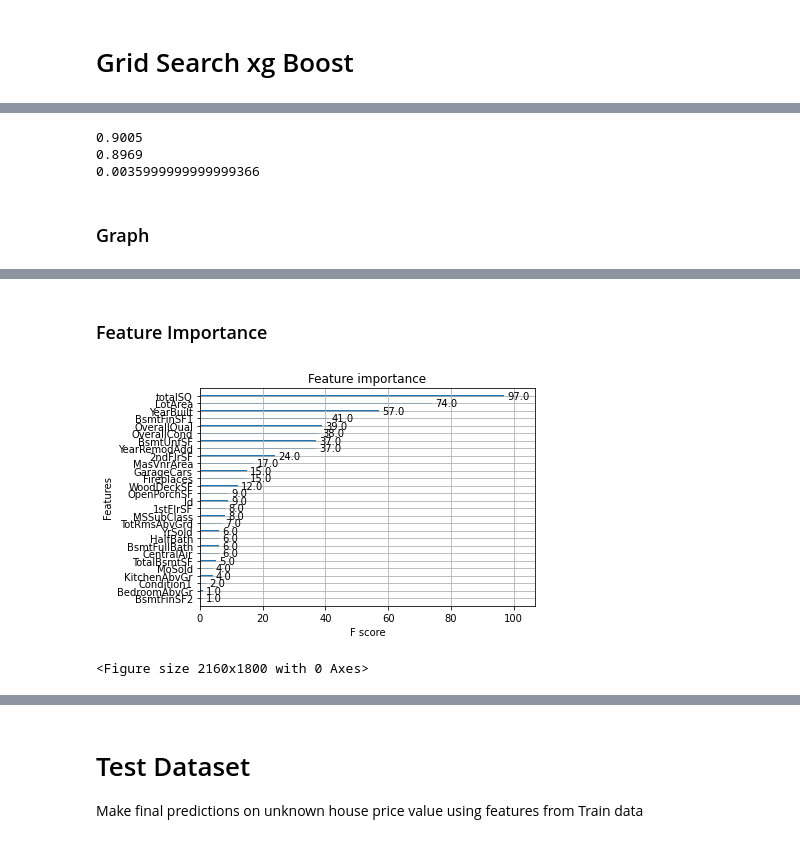
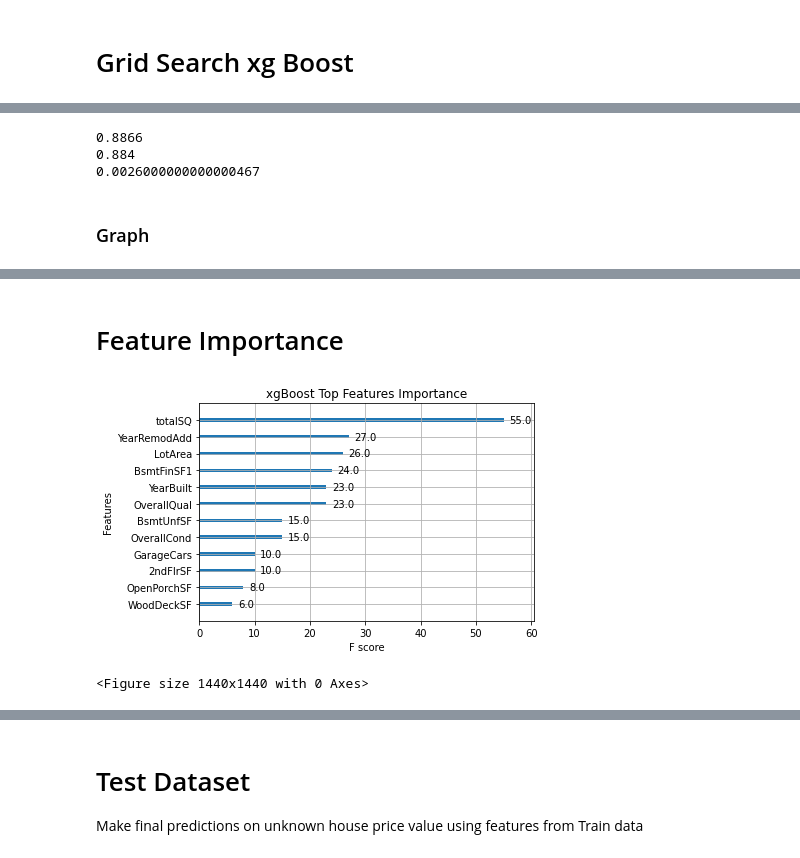
Before and after one commit to ScottySchmidt/MachineLearning, a Jupyter notebook: xgBoost.ipynb, the cells around one changed output, grey strips where cells are left out. Saved outputs shown, nothing was run; the diff lists cells and outputs as text; code cells hidden in the pictures.

Commit message:
Kaggle Notebook | xgBoost | Version 87

```diff
--- a/xgBoost.ipynb
+++ b/xgBoost.ipynb
@@ -186,7 +191,7 @@ X=df.drop("SalePrice", axis='columns')
 y=df['SalePrice']
 
 X_train, X_test, y_train, y_test = train_test_split(
-X, y, test_size=0.33, random_state=42)
+X, y, test_size=0.30, random_state=42)
 # %% [markdown]
 # xgBoost
 # %%
@@ -297,5 +306,5 @@ plt.show()
 # %%
-gammas=[0, 0.25, 0.5, 1.0, 3, 5, 1000, 5000, 10_000]
+gammas=[0, 0.25, 0.5, 1.0, 3, 5, 100]
 listMSE=[]
 listR2=[]
 
@@ -330,5 +342,5 @@ plt.show()
 # %%
-learning_rate = [0.0001, 0.001, 0.01, 0.1, 0.2, 0.3]
+learning_rate = [0.01, 0.1, 0.2, 0.3, .5]
 listMSE=[]
 listR2=[]
 
@@ -468,11 +525,12 @@ Done.  166.24680352210999  seconds
 # %%
 xgbFinal = xgb.XGBRegressor(
         n_estimators=50,
-        reg_lambda=.5,
-        max_depth=4,
-        min_child_weight=13,
+        max_depth=3,
+        reg_lambda=10,
+        reg_alpha=10,
+        min_child_weight=10,
         learning_rate=.1,
-        #colsample_bytree=.9
+        colsample_bytree=.9,
     )
 xgbFinal.fit(X_train, y_train)
 y_pred = xgbFinal.predict(X_test)
@@ -482,8 +540,8 @@ xgR2 = r2_score(y_test, y_pred).round(4)
 listMSE.append(xgMSE)
 listR2.append(xgR2)
 
-#regressor.fit(X_train, y_train, early_stopping_rounds=1, eval_set=[(X_test, y_test)], verbose=False)
-xgbFinal.fit(X_train, y_train)
+xgbFinal.fit(X_train, y_train, early_stopping_rounds=1, eval_set=[(X_test, y_test)], verbose=False)
+#xgbFinal.fit(X_train, y_train)
 y_pred = xgbFinal.predict(X_test)
 
 xgMSE=mean_absolute_error(y_test, y_pred)
@@ -492,15 +550,15 @@ listMSE.append(xgMSE)
 listR2.append(xgR2)
 
 xgScore = xgbFinal.score(X_test, y_test).round(4)
-xgCV = cross_validate(xgbFinal, X, y, cv = 10, scoring='r2')
+xgCV = cross_validate(xgbFinal, X, y, cv = 5, scoring='r2')
 xgCV=xgCV['test_score'].mean().round(4)
 print(xgScore)
 print(xgCV)
 print(xgScore-xgCV)
 # %% [output]
-0.9005
-0.8969
-0.0035999999999999366
+0.8866
+0.884
+0.0026000000000000467
 # %% [markdown]
 ### Graph
 # %%
@@ -509,11 +567,11 @@ xgb.to_graphviz(xgbFinal)
 # %% [output]
 [drawing not drawn]
 # %% [markdown]
-### Feature Importance
+# Feature Importance
 # %%
-xgb.plot_importance(xgbFinal)
-plt.figure(figsize = (30, 25))
+xgb.plot_importance(xgbFinal, max_num_features=12, title='xgBoost Top Features Importance')
+plt.figure(figsize = (20, 20))
 plt.show()
 # %% [output]
-[figure, old version]
+[figure, new version]
-<Figure size 2160x1800 with 0 Axes>
+<Figure size 1440x1440 with 0 Axes>
```
Also changed, not shown: parts of 27 cells of this notebook.
